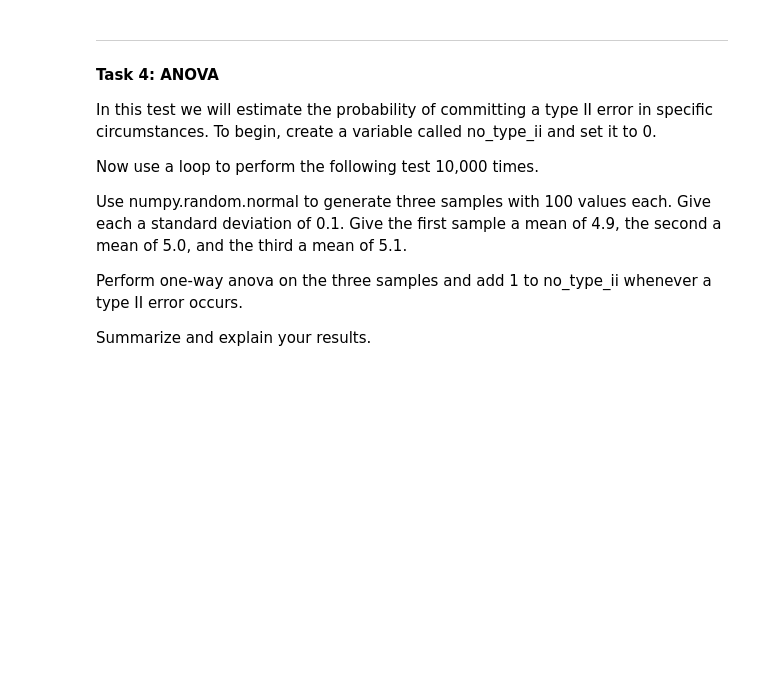
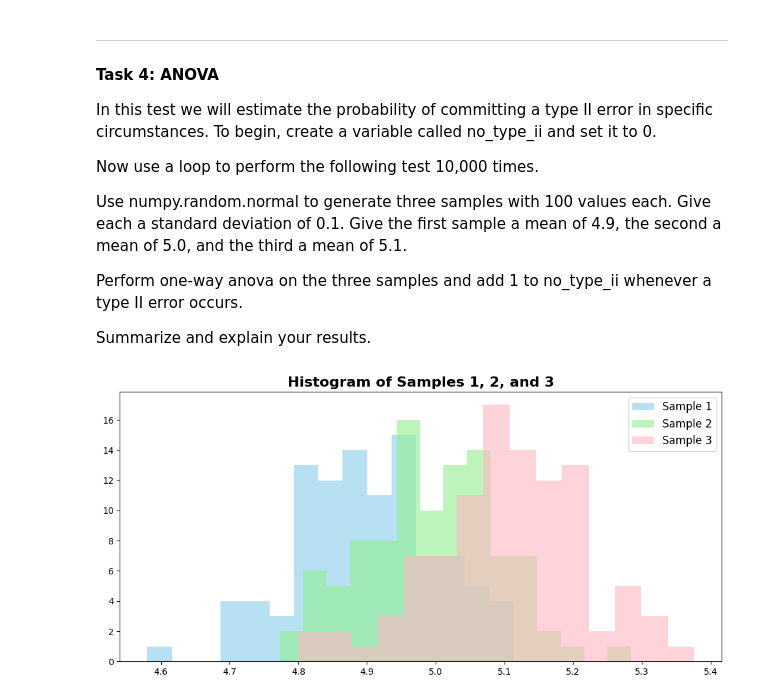
Before and after one commit to Waszka22/statistics, a Jupyter notebook: task.ipynb, the cells around one changed output. Drawn from its saved outputs; the diff is of its cells as text; code cells hidden in the pictures; blank space fills up the shorter version.

```diff
--- a/task.ipynb
+++ b/task.ipynb
@@ -226,0 +249,31 @@ Summarize and explain your results.
+# %%
+# First sample.
+sample_1 = np.random.normal(loc=4.9, scale=0.1, size=100)
+
+# Second sample.
+sample_2 = np.random.normal(loc=5.0, scale=0.1, size=100)
+
+# Third sample.
+sample_3 = np.random.normal(loc=5.1, scale=0.1, size=100)
+
+# Create the histagram.
+fig, ax = plt.subplots(figsize=(10, 5))
+
+# Histogram of the first sample.
+ax.hist(sample_1, bins=15, alpha=0.6, label='Sample 1', color='skyblue')
+
+# Histogram of the second sample.
+ax.hist(sample_2, bins=15, alpha=0.6, label='Sample 2', color='lightgreen')
+
+# Histogram of the third sample.
+ax.hist(sample_3, bins=15, alpha=0.6, label='Sample 3', color='lightpink')
+
+# Add title.
+ax.set_title('Histogram of Samples 1, 2, and 3', fontsize=16, fontweight='bold')
+
+# Add legend.
+ax.legend(loc='upper right', fontsize=12)
+
+plt.tight_layout()
+# %% [output]
+[figure, added]
```
Also changed, not shown: parts of 2 cells of this notebook.
